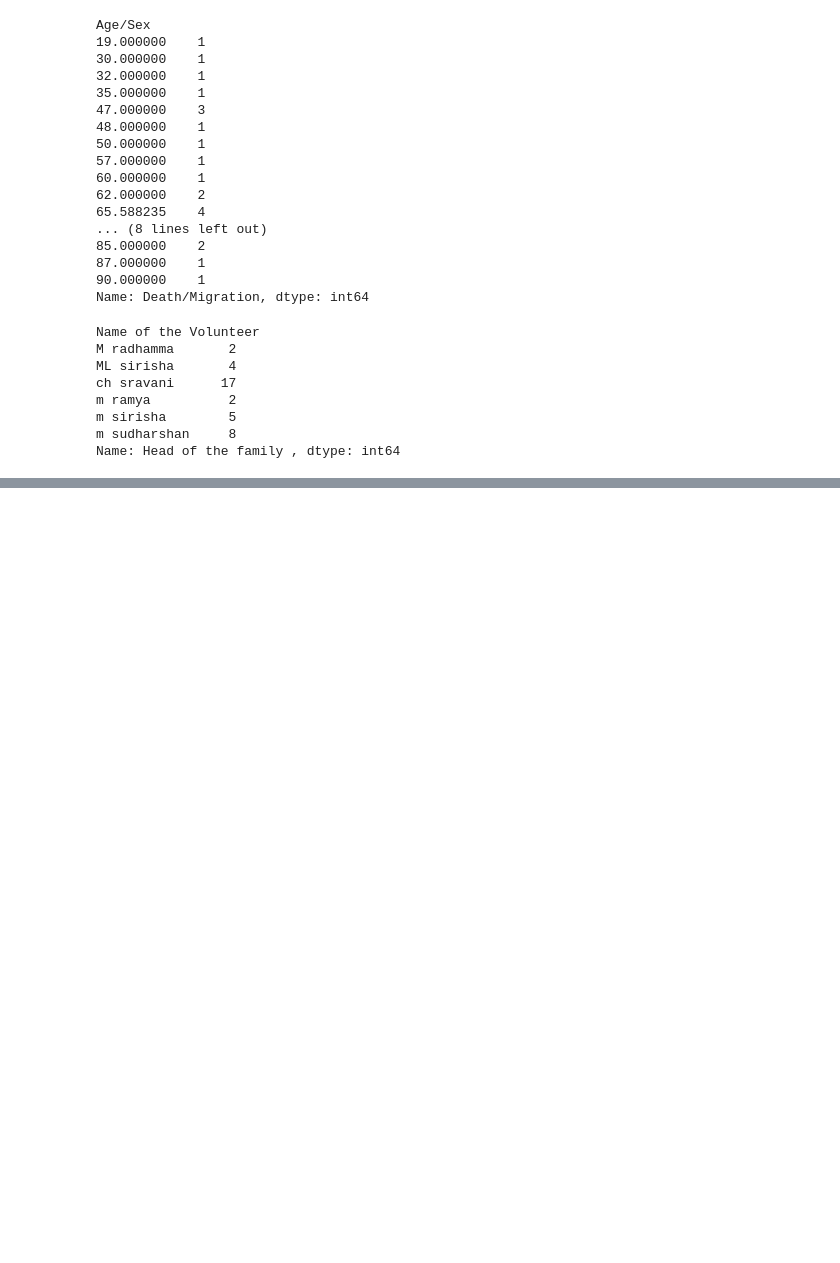
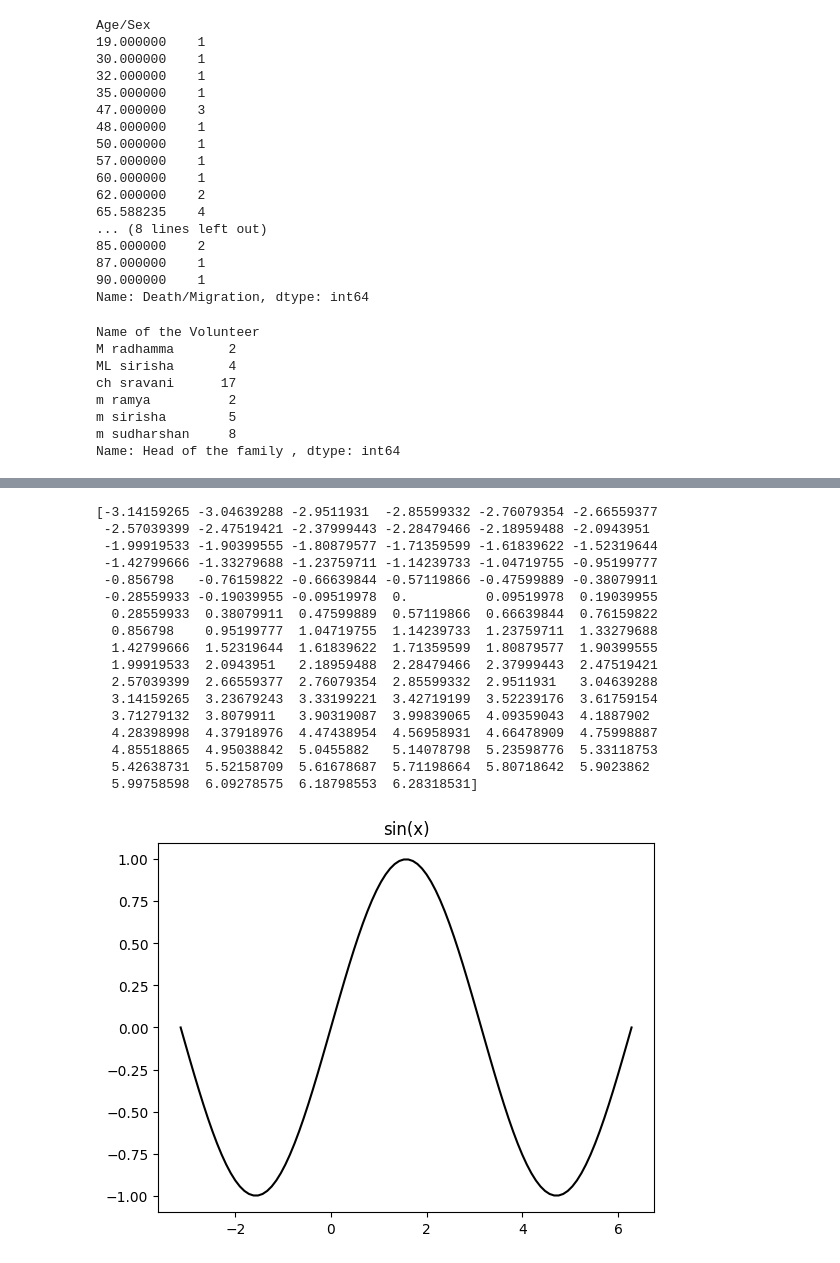
Before and after one commit to MANOJVAMSI06/base, a Jupyter notebook: DAP1.ipynb, the cells around one changed output, grey strips where cells are left out. Saved outputs shown, nothing was run; the diff lists cells and outputs as text; code cells hidden in the pictures; blank space fills up the shorter version.

```diff
--- a/DAP1.ipynb
+++ b/DAP1.ipynb
@@ -502,0 +475,27 @@ Name: Head of the family , dtype: int64
+# %%
+import numpy as np
+import matplotlib.pyplot as plt
+tiger=np.linspace(-1*np.pi,2*np.pi,100)
+print(tiger)
+plt.plot(tiger,np.sin(tiger),color='black')
+plt.title("sin(x)")
+plt.show()
+# %% [output]
+[-3.14159265 -3.04639288 -2.9511931  -2.85599332 -2.76079354 -2.66559377
+ -2.57039399 -2.47519421 -2.37999443 -2.28479466 -2.18959488 -2.0943951
+ -1.99919533 -1.90399555 -1.80879577 -1.71359599 -1.61839622 -1.52319644
+ -1.42799666 -1.33279688 -1.23759711 -1.14239733 -1.04719755 -0.95199777
+ -0.856798   -0.76159822 -0.66639844 -0.57119866 -0.47599889 -0.38079911
+ -0.28559933 -0.19039955 -0.09519978  0.          0.09519978  0.19039955
+  0.28559933  0.38079911  0.47599889  0.57119866  0.66639844  0.76159822
+  0.856798    0.95199777  1.04719755  1.14239733  1.23759711  1.33279688
+  1.42799666  1.52319644  1.61839622  1.71359599  1.80879577  1.90399555
+  1.99919533  2.0943951   2.18959488  2.28479466  2.37999443  2.47519421
+  2.57039399  2.66559377  2.76079354  2.85599332  2.9511931   3.04639288
+  3.14159265  3.23679243  3.33199221  3.42719199  3.52239176  3.61759154
+  3.71279132  3.8079911   3.90319087  3.99839065  4.09359043  4.1887902
+  4.28398998  4.37918976  4.47438954  4.56958931  4.66478909  4.75998887
+  4.85518865  4.95038842  5.0455882   5.14078798  5.23598776  5.33118753
+  5.42638731  5.52158709  5.61678687  5.71198664  5.80718642  5.9023862
+  5.99758598  6.09278575  6.18798553  6.28318531]
+[figure, added]
```
Also changed, not shown: parts of 17 cells of this notebook.
